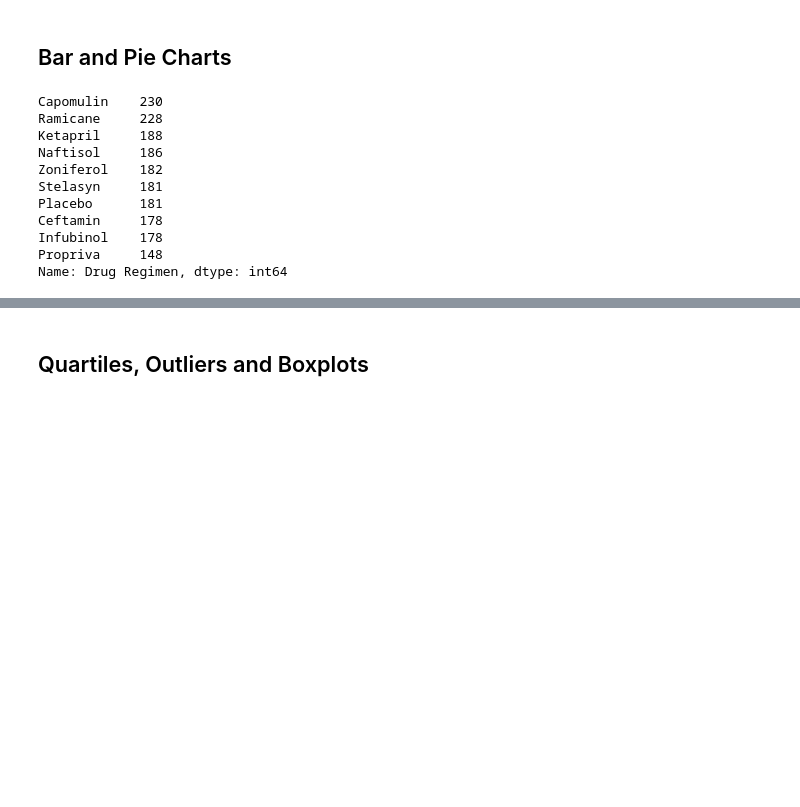
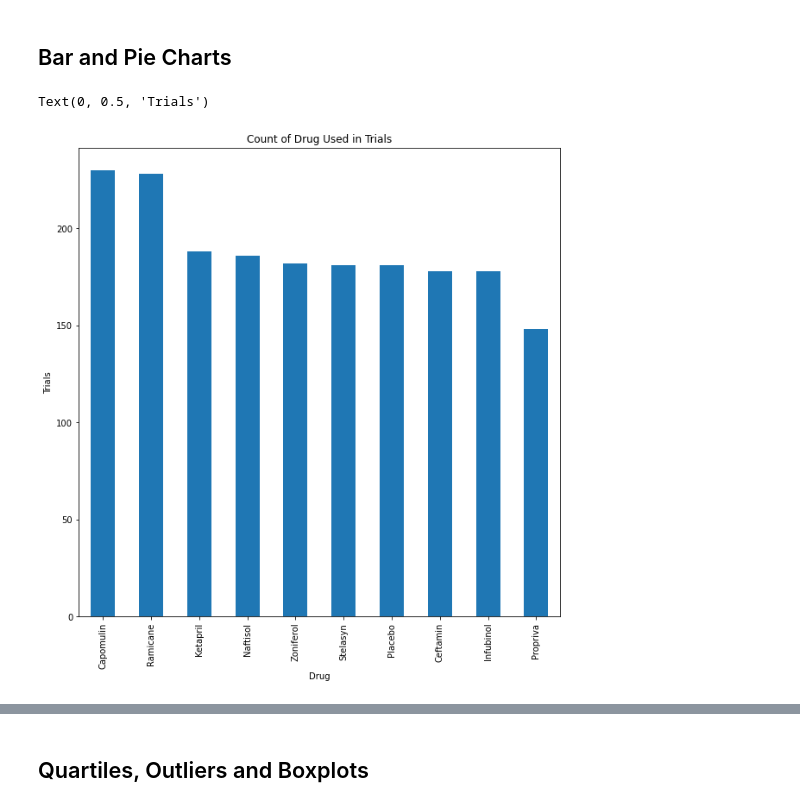
Before and after one commit to kieranmcaleer/matplotlib-challenge, a Jupyter notebook: Pymaceuticals/pymaceuticals_starter.ipynb, the cells around one changed output, grey strips where cells are left out. Cells and saved outputs as stored; diff of their text form; code cells hidden in the pictures; blank space fills up the shorter version.

```diff
--- a/Pymaceuticals/pymaceuticals_starter.ipynb
+++ b/Pymaceuticals/pymaceuticals_starter.ipynb
@@ -133,24 +133,15 @@ summary_df
 # %%
 # Generate a bar plot showing the total number of measurements taken on each drug regimen using pandas.
 total_samples = cleaned_dataframe["Drug Regimen"].value_counts()
 
 total_samples
-# total_samples.plot(kind="bar", figsize=(10,10))
-# plt.title("Count of Drug Used in Trials")
-# plt.xlabel("Drug")
-# plt.ylabel("Trials")
+total_samples.plot(kind="bar", figsize=(10,10))
+plt.title("Count of Drug Used in Trials")
+plt.xlabel("Drug")
+plt.ylabel("Trials")
 # %% [output]
-Capomulin    230
-Ramicane     228
-Ketapril     188
-Naftisol     186
-Zoniferol    182
-Stelasyn     181
-Placebo      181
-Ceftamin     178
-Infubinol    178
-Propriva     148
-Name: Drug Regimen, dtype: int64
+Text(0, 0.5, 'Trials')
+[figure, added]
 # %%
 # Generate a bar plot showing the total number of measurements taken on each drug regimen using pyplot.
 #list of drug names
```
Also changed, not shown: parts of 5 cells of this notebook.
